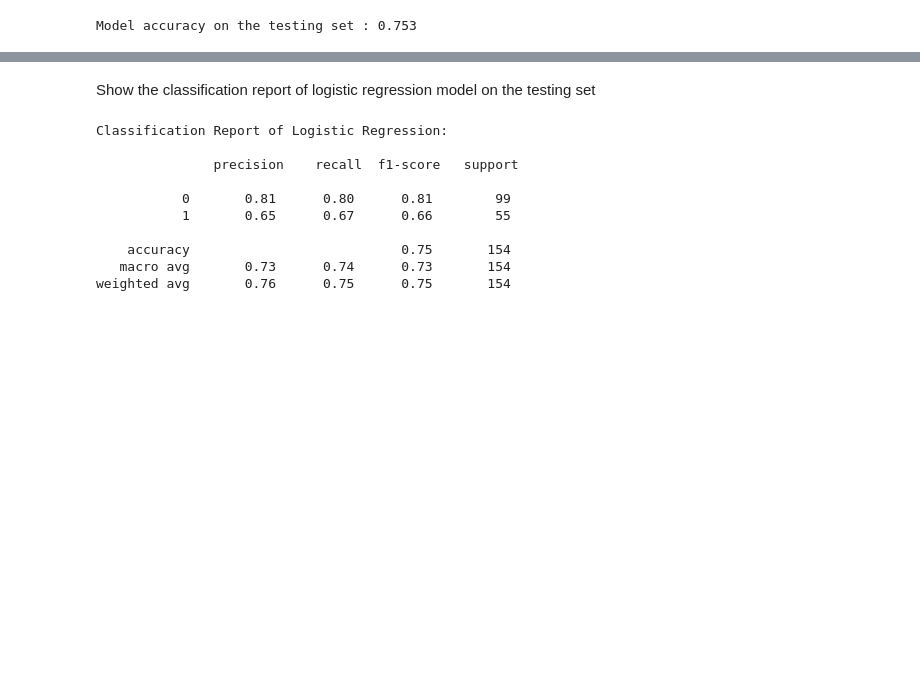
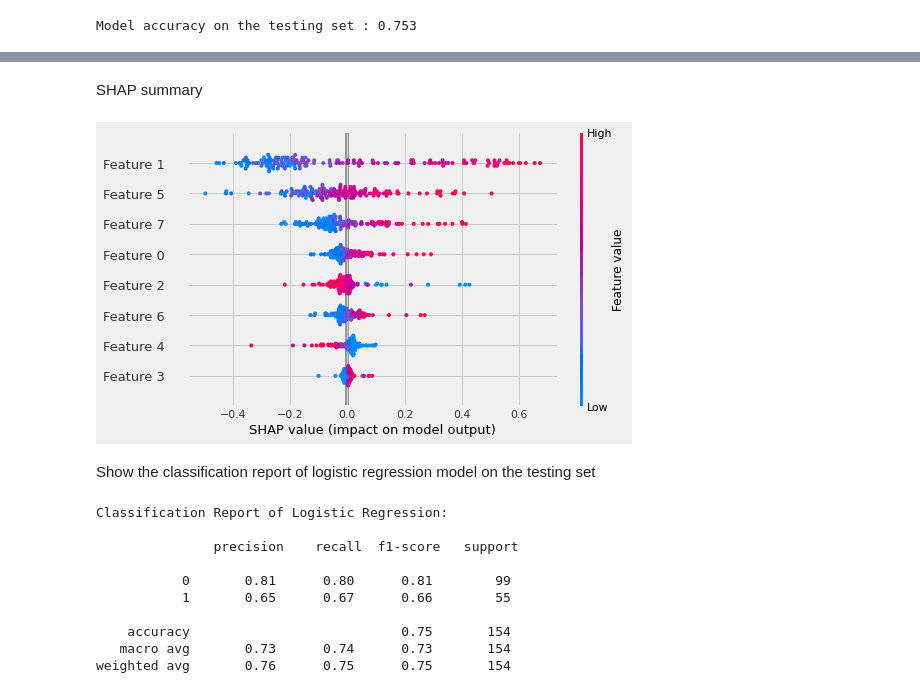
Before and after one commit to trizkynoviandy/pima-indian-diabetes, a Jupyter notebook: diabetes_prediction.ipynb, the cells around one changed output, grey strips where cells are left out. Saved outputs shown, nothing was run; the diff lists cells and outputs as text; code cells hidden in the pictures; blank space fills up the shorter version.

```diff
--- a/diabetes_prediction.ipynb
+++ b/diabetes_prediction.ipynb
@@ -248,3 +274,9 @@ Model accuracy on the testing set : 0.753
+# %% [markdown]
+SHAP summary
+# %%
+shap.summary_plot(shap_values)
+# %% [output]
+[figure, added]
 # %% [markdown]
 Show the classification report of logistic regression model on the testing set
 # %%
```
Also changed, not shown: parts of 16 cells of this notebook.
